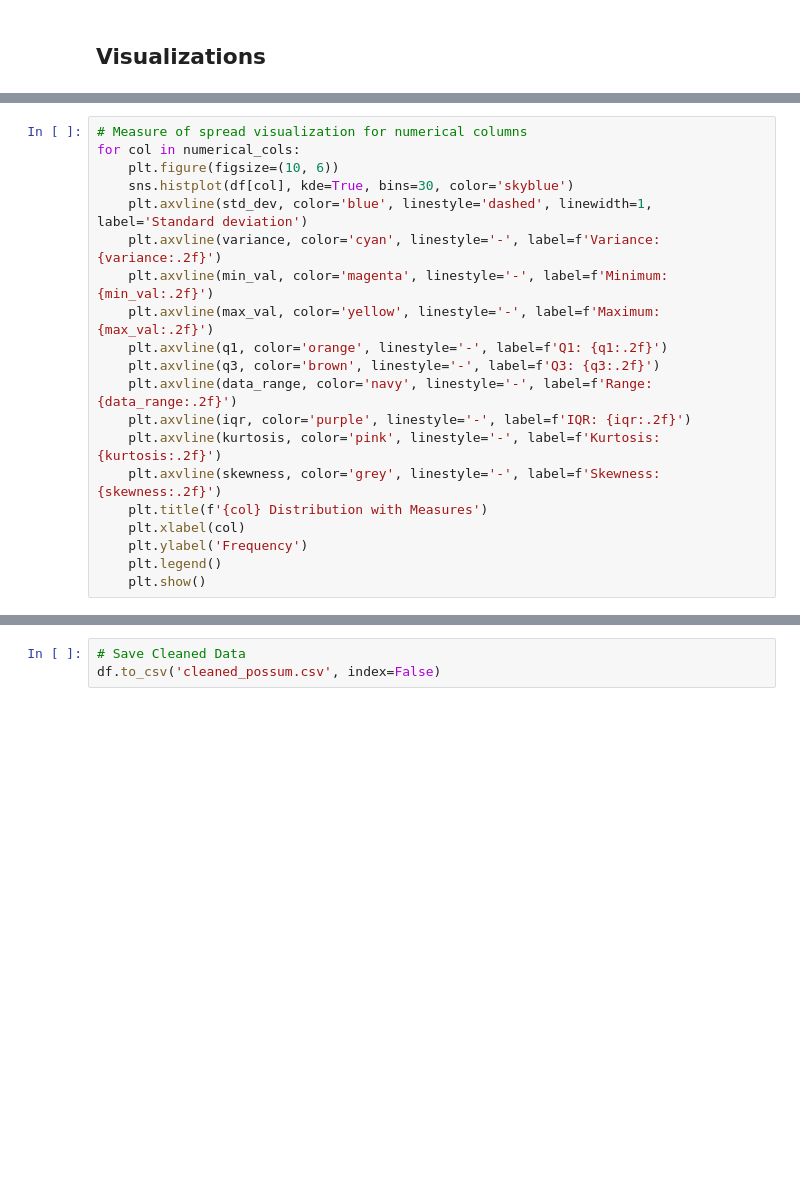
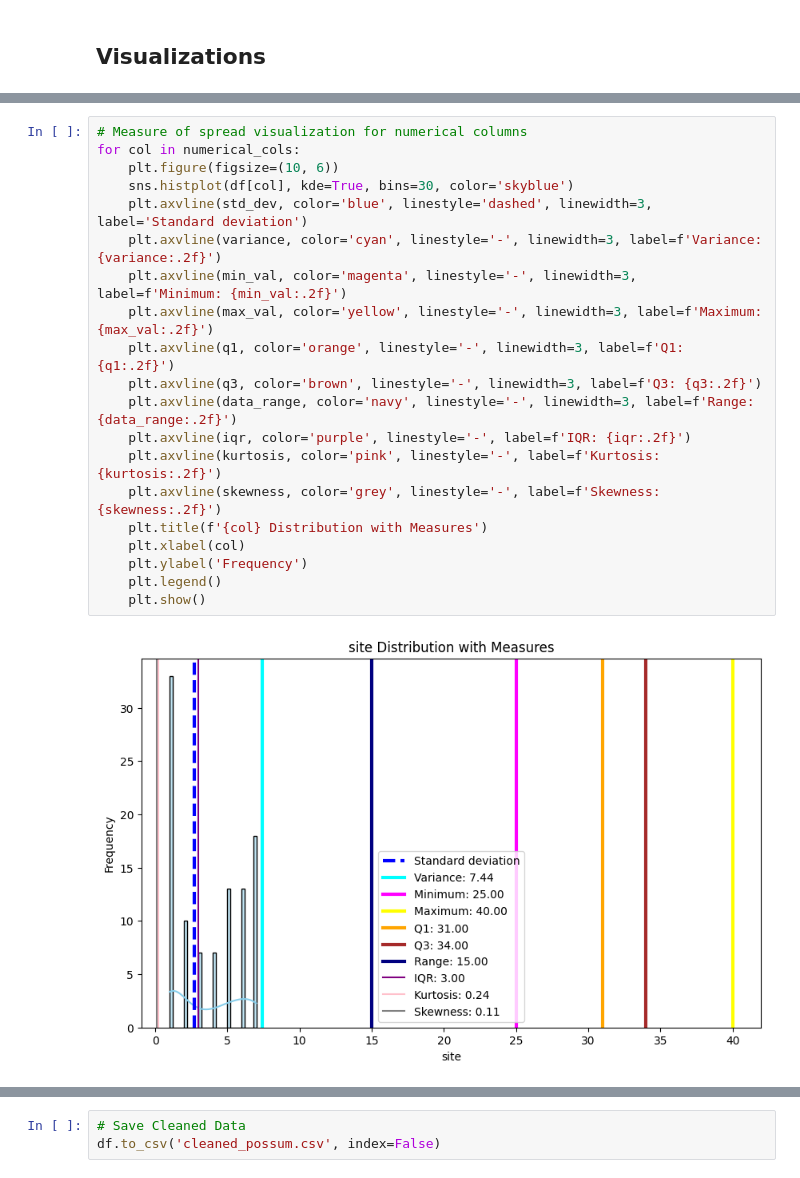
Before and after one commit to Divine123-glitch/module-2, a Jupyter notebook: TASK/task18/Task18.ipynb, the cells around one changed output, grey strips where cells are left out. Saved outputs shown, nothing was run; the diff lists cells and outputs as text; blank space fills up the shorter version.

```diff
--- a/TASK/task18/Task18.ipynb
+++ b/TASK/task18/Task18.ipynb
@@ -148,20 +456,22 @@ for col in numerical_cols:
 # %%
 # Measure of spread visualization for numerical columns
 for col in numerical_cols:
     plt.figure(figsize=(10, 6))
     sns.histplot(df[col], kde=True, bins=30, color='skyblue')
-    plt.axvline(std_dev, color='blue', linestyle='dashed', linewidth=1, label='Standard deviation')
-    plt.axvline(variance, color='cyan', linestyle='-', label=f'Variance: {variance:.2f}')
-    plt.axvline(min_val, color='magenta', linestyle='-', label=f'Minimum: {min_val:.2f}')
-    plt.axvline(max_val, color='yellow', linestyle='-', label=f'Maximum: {max_val:.2f}')
-    plt.axvline(q1, color='orange', linestyle='-', label=f'Q1: {q1:.2f}')
-    plt.axvline(q3, color='brown', linestyle='-', label=f'Q3: {q3:.2f}')
-    plt.axvline(data_range, color='navy', linestyle='-', label=f'Range: {data_range:.2f}')
+    plt.axvline(std_dev, color='blue', linestyle='dashed', linewidth=3, label='Standard deviation')
+    plt.axvline(variance, color='cyan', linestyle='-', linewidth=3, label=f'Variance: {variance:.2f}')
+    plt.axvline(min_val, color='magenta', linestyle='-', linewidth=3, label=f'Minimum: {min_val:.2f}')
+    plt.axvline(max_val, color='yellow', linestyle='-', linewidth=3, label=f'Maximum: {max_val:.2f}')
+    plt.axvline(q1, color='orange', linestyle='-', linewidth=3, label=f'Q1: {q1:.2f}')
+    plt.axvline(q3, color='brown', linestyle='-', linewidth=3, label=f'Q3: {q3:.2f}')
+    plt.axvline(data_range, color='navy', linestyle='-', linewidth=3, label=f'Range: {data_range:.2f}')
     plt.axvline(iqr, color='purple', linestyle='-', label=f'IQR: {iqr:.2f}')
     plt.axvline(kurtosis, color='pink', linestyle='-', label=f'Kurtosis: {kurtosis:.2f}')
     plt.axvline(skewness, color='grey', linestyle='-', label=f'Skewness: {skewness:.2f}')
     plt.title(f'{col} Distribution with Measures')
     plt.xlabel(col)
     plt.ylabel('Frequency')
     plt.legend()
     plt.show()
+# %% [output]
+[figure, added]
```
Also changed, not shown: parts of 30 cells of this notebook, 5 other files.
